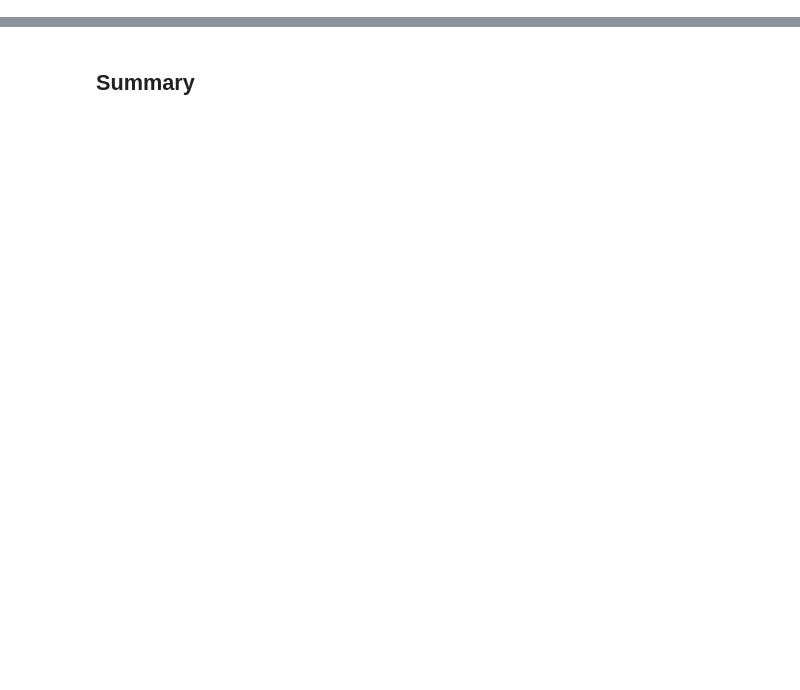
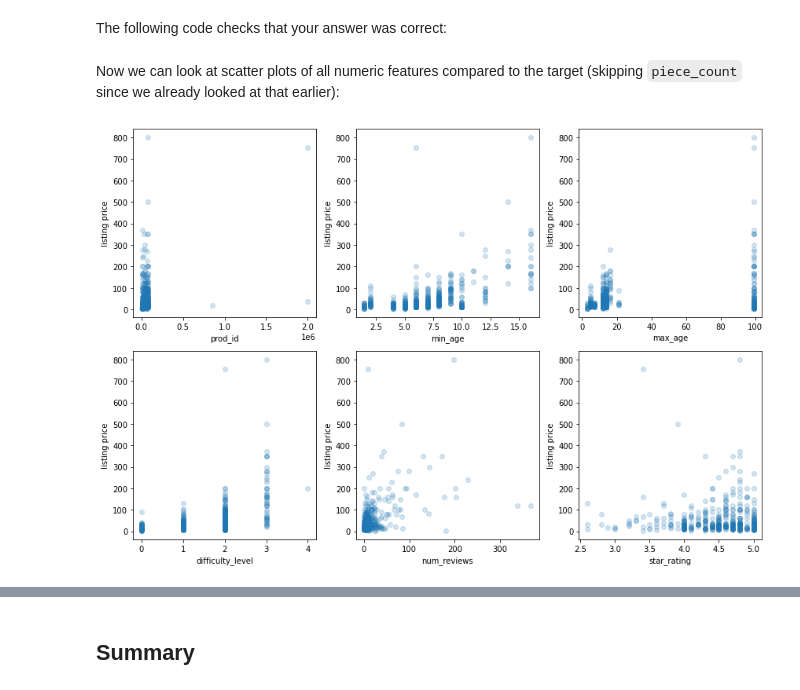
Before and after one commit to learn-co-curriculum/dsc-linear-regression-lab, a Jupyter notebook: index.ipynb, the cells around one changed output, grey strips where cells are left out. Saved outputs shown, nothing was run; the diff lists cells and outputs as text; code cells hidden in the pictures; blank space fills up the shorter version.

```diff
--- a/index.ipynb
+++ b/index.ipynb
@@ -612,0 +171,3 @@ plt.plot(model.predict(train[x_cols]), [0 for i in range(len(train))])
+# %%
+
+most_correlated_feature = "piece_count"
@@ -612,0 +178,8 @@ plt.plot(model.predict(train[x_cols]), [0 for i in range(len(train))])
+# %%
+
+fig, ax = plt.subplots()
+
+ax.scatter(X_train[most_correlated_feature], y_train, alpha=0.5)
+ax.set_xlabel(most_correlated_feature)
+ax.set_ylabel("listing price")
+ax.set_title("Most Correlated Feature vs. Listing Price");
@@ -612,0 +247,5 @@ plt.plot(model.predict(train[x_cols]), [0 for i in range(len(train))])
+# %%
+
+X_train_numeric = X_train.select_dtypes("number").copy()
+
+X_train_numeric
@@ -612,0 +266,2 @@ plt.plot(model.predict(train[x_cols]), [0 for i in range(len(train))])
+# %% [markdown]
+The following code checks that your answer was correct:
@@ -612,0 +275,16 @@ plt.plot(model.predict(train[x_cols]), [0 for i in range(len(train))])
+# %% [markdown]
+Now we can look at scatter plots of all numeric features compared to the target (skipping `piece_count` since we already looked at that earlier):
+# %%
+
+scatterplot_data = X_train_numeric.drop("piece_count", axis=1)
+
+fig, axes = plt.subplots(ncols=3, nrows=2, figsize=(12, 8))
+fig.set_tight_layout(True)
+
+for index, col in enumerate(scatterplot_data.columns):
+    ax = axes[index//3][index%3]
+    ax.scatter(X_train_numeric[col], y_train, alpha=0.2)
+    ax.set_xlabel(col)
+    ax.set_ylabel("listing price")
+# %% [output]
+[figure, added]
```
Also changed, not shown: parts of 134 cells of this notebook, 56 other files.
